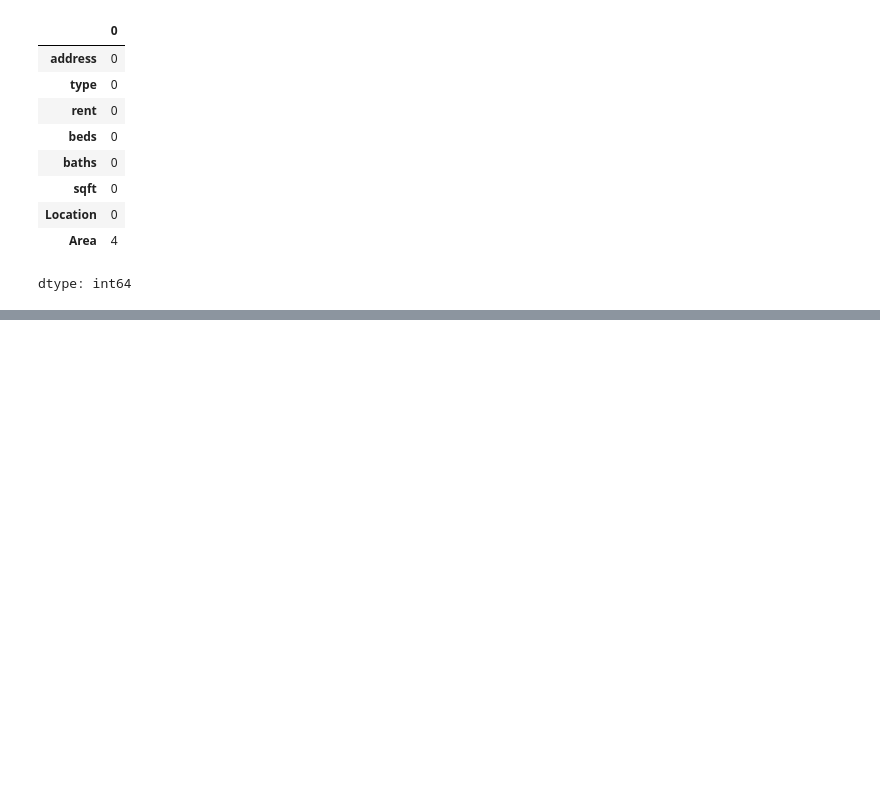
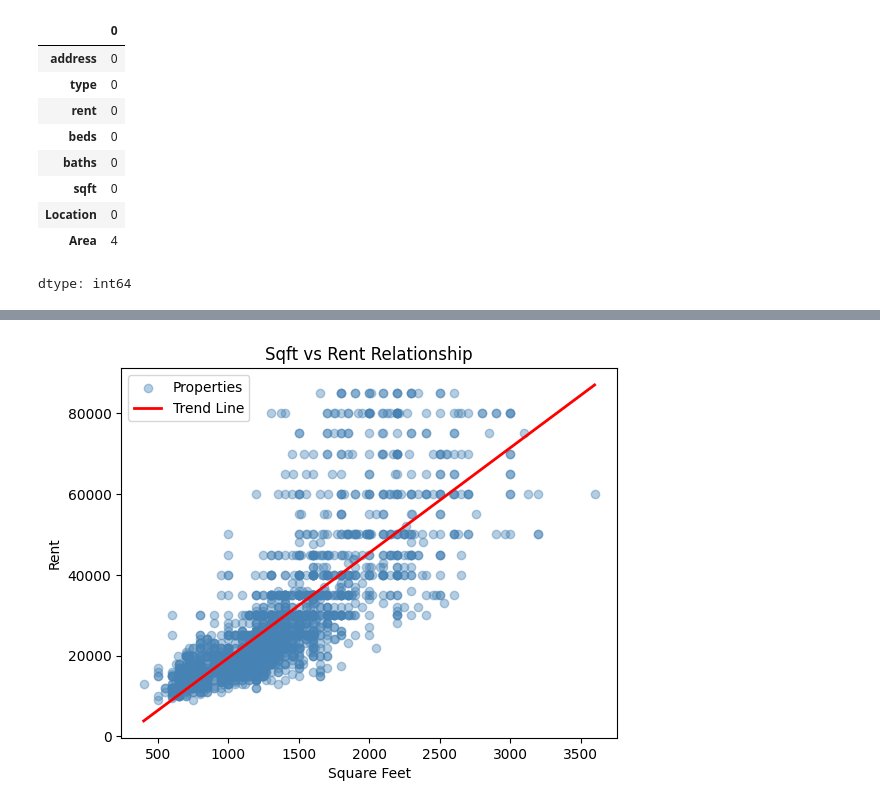
Before and after one commit to SabbirNiyaz/programming-in-python, a Jupyter notebook: final_term_project/python_final_term_project.ipynb, the cells around one changed output, grey strips where cells are left out. Cells and saved outputs as stored; diff of their text form; code cells hidden in the pictures; blank space fills up the shorter version.

```diff
--- a/final_term_project/python_final_term_project.ipynb
+++ b/final_term_project/python_final_term_project.ipynb
@@ -200,0 +335,16 @@ plt.show()
+# %%
+# Scatter plot with trend line
+plt.scatter(df_dhaka['sqft'], df_dhaka['rent'], alpha=0.4, color='steelblue', label='Properties')
+
+# Trend line using NumPy polyfit
+m, b = np.polyfit(df_dhaka['sqft'], df_dhaka['rent'], 1)
+x_line = np.linspace(df_dhaka['sqft'].min(), df_dhaka['sqft'].max(), 100)
+plt.plot(x_line, m * x_line + b, color='red', linewidth=2, label='Trend Line')
+
+plt.title("Sqft vs Rent Relationship")
+plt.xlabel("Square Feet")
+plt.ylabel("Rent")
+plt.legend()
+plt.show()
+# %% [output]
+[figure, added]
```
Also changed, not shown: parts of 34 cells of this notebook, 1 other file.
